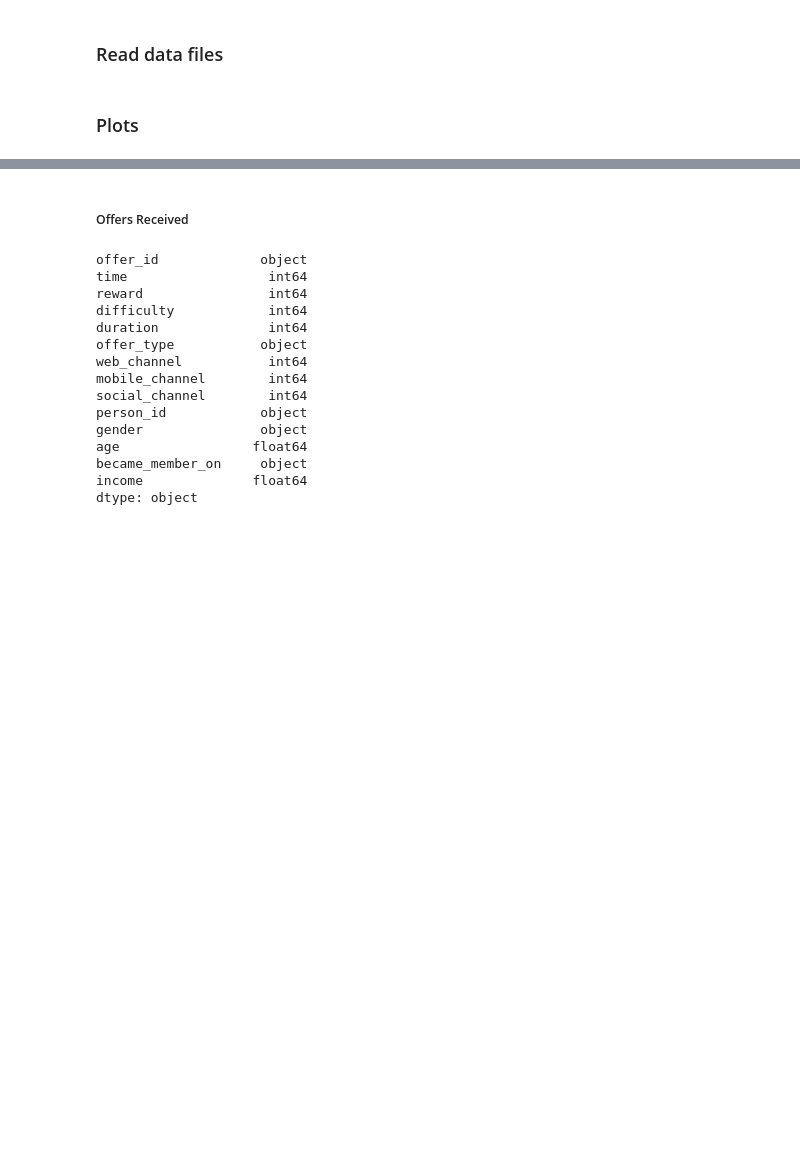
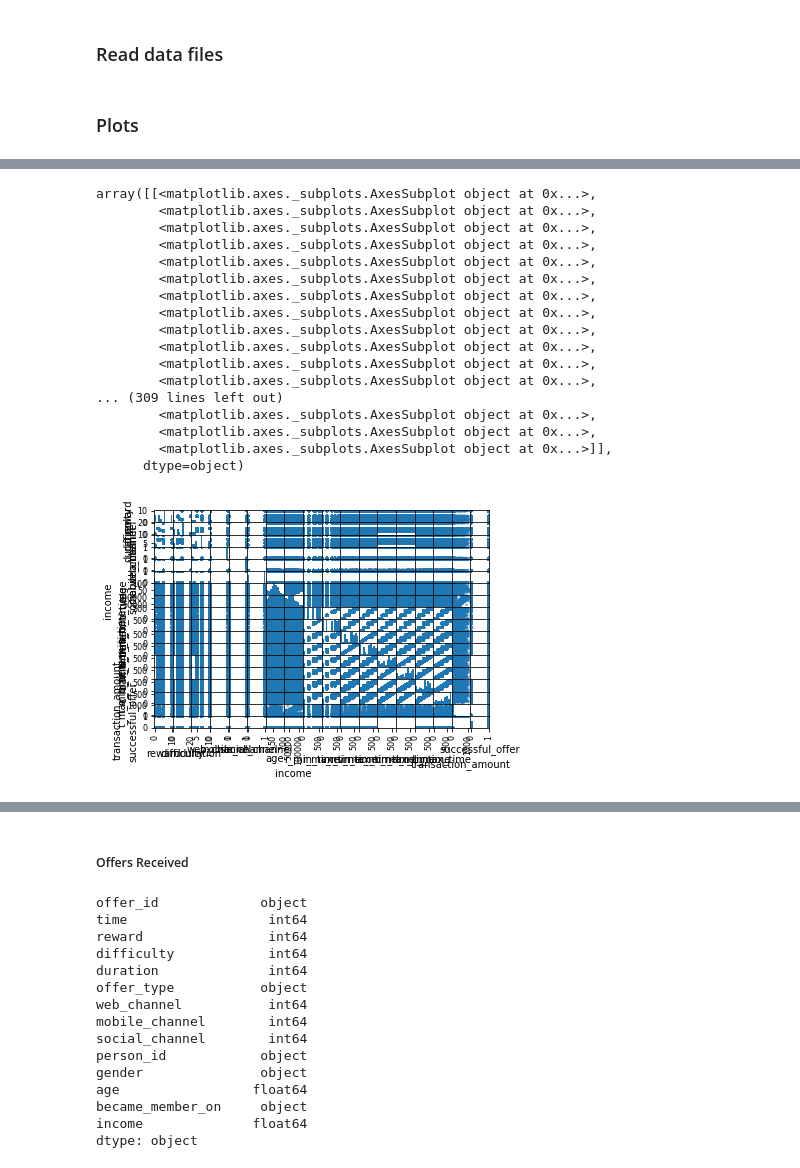
Before and after one commit to nthammadi-uncc/StarbucksPromotionAnalysis, a Jupyter notebook: Jupyter Notebooks/SB_Exploratory_Data_Analysis.ipynb, the cells around one changed output, grey strips where cells are left out. Saved outputs shown, nothing was run; the diff lists cells and outputs as text; code cells hidden in the pictures; blank space fills up the shorter version.

```diff
--- a/Jupyter Notebooks/SB_Exploratory_Data_Analysis.ipynb
+++ b/Jupyter Notebooks/SB_Exploratory_Data_Analysis.ipynb
@@ -29,0 +89,21 @@ offer_completed_df = offer_completed_df.iloc[: , 1:]
+# %%
+scatter_matrix(offers_df[['reward', 'difficulty', 'duration', 'web_channel', 'mobile_channel', 'social_channel', 'age', 'income', 'r_min_time', 'r_max_time', 'v_min_time', 'v_max_time', 'c_min_time', 'c_max_time', 't_min_time', 't_max_time', 'transaction_amount', 'successful_offer']])
+# %% [output]
+array([[<matplotlib.axes._subplots.AxesSubplot object at 0x...>,
+        <matplotlib.axes._subplots.AxesSubplot object at 0x...>,
+        <matplotlib.axes._subplots.AxesSubplot object at 0x...>,
+        <matplotlib.axes._subplots.AxesSubplot object at 0x...>,
+        <matplotlib.axes._subplots.AxesSubplot object at 0x...>,
+        <matplotlib.axes._subplots.AxesSubplot object at 0x...>,
+        <matplotlib.axes._subplots.AxesSubplot object at 0x...>,
+        <matplotlib.axes._subplots.AxesSubplot object at 0x...>,
+        <matplotlib.axes._subplots.AxesSubplot object at 0x...>,
+        <matplotlib.axes._subplots.AxesSubplot object at 0x...>,
+        <matplotlib.axes._subplots.AxesSubplot object at 0x...>,
+        <matplotlib.axes._subplots.AxesSubplot object at 0x...>,
+... (309 lines left out)
+        <matplotlib.axes._subplots.AxesSubplot object at 0x...>,
+        <matplotlib.axes._subplots.AxesSubplot object at 0x...>,
+        <matplotlib.axes._subplots.AxesSubplot object at 0x...>]],
+      dtype=object)
+[figure, added]
```
Also changed, not shown: parts of 7 cells of this notebook, 1 other file.
